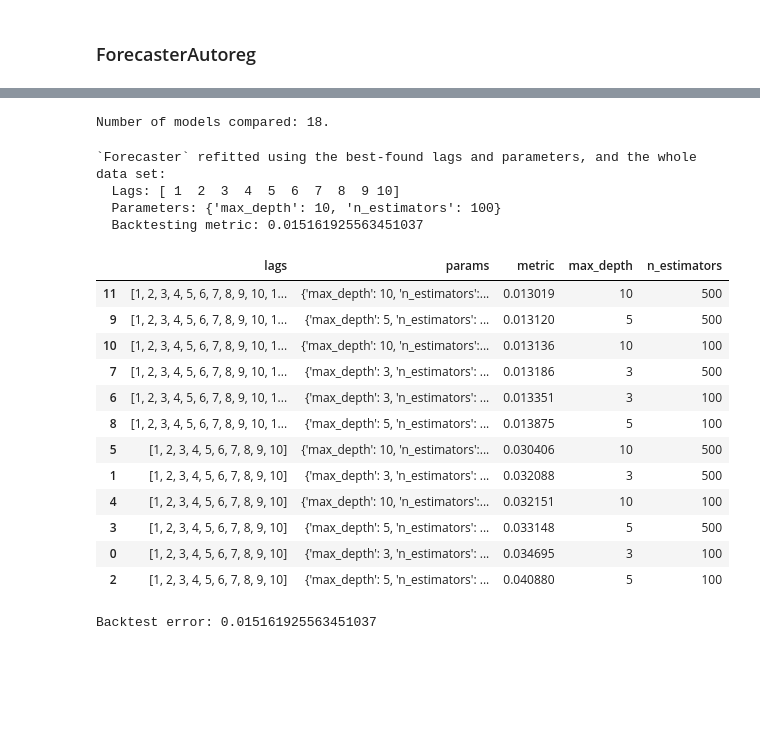
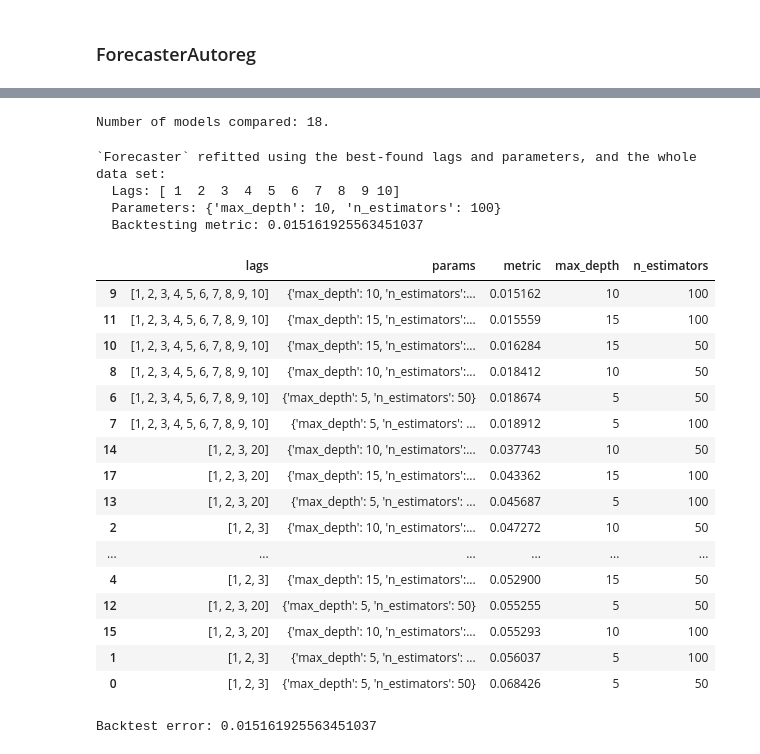
Before and after one commit to JoaquinAmatRodrigo/skforecast, a Jupyter notebook: dev/develop/skforecast_ForecasterAutoregMultiSeries_hyperparameters.ipynb, the cells around one changed output, grey strips where cells are left out. Cells and saved outputs as stored; diff of their text form; code cells hidden in the pictures; blank space fills up the shorter version.

```diff
--- a/dev/develop/skforecast_ForecasterAutoregMultiSeries_hyperparameters.ipynb
+++ b/dev/develop/skforecast_ForecasterAutoregMultiSeries_hyperparameters.ipynb
@@ -907,46 +917,50 @@ forecaster = ForecasterAutoreg(
              )
 
 # Lags used as predictors
 lags_grid = [3, 10, [1, 2, 3, 20]]
 
 # Regressor hyperparameters
 param_grid = {'n_estimators': [50, 100],
               'max_depth': [5, 10, 15]}
 
 results_grid = grid_search_forecaster(
                         forecaster  = forecaster,
                         y           = data,
                         param_grid  = param_grid,
                         lags_grid   = lags_grid,
                         steps       = 10,
                         refit       = True,
                         metric      = 'mean_squared_error',
                         initial_train_size = len(data.loc[:end_train]),
                         fixed_train_size   = False,
                         return_best = True,
                         verbose     = False
                )
 
-resultados_grid
+results_grid
 # %% [output]
 Number of models compared: 18.
 `Forecaster` refitted using the best-found lags and parameters, and the whole data set:
   Lags: [ 1  2  3  4  5  6  7  8  9 10]
   Parameters: {'max_depth': 10, 'n_estimators': 100}
   Backtesting metric: 0.015161925563451037
 |  | lags | params | metric | max_depth | n_estimators |
-| 11 | [1, 2, 3, 4, 5, 6, 7, 8, 9, 10, 1... | {'max_depth': 10, 'n_estimators':... | 0.013019 | 10 | 500 |
-| 9 | [1, 2, 3, 4, 5, 6, 7, 8, 9, 10, 1... | {'max_depth': 5, 'n_estimators': ... | 0.013120 | 5 | 500 |
-| 10 | [1, 2, 3, 4, 5, 6, 7, 8, 9, 10, 1... | {'max_depth': 10, 'n_estimators':... | 0.013136 | 10 | 100 |
-| 7 | [1, 2, 3, 4, 5, 6, 7, 8, 9, 10, 1... | {'max_depth': 3, 'n_estimators': ... | 0.013186 | 3 | 500 |
-| 6 | [1, 2, 3, 4, 5, 6, 7, 8, 9, 10, 1... | {'max_depth': 3, 'n_estimators': ... | 0.013351 | 3 | 100 |
-| 8 | [1, 2, 3, 4, 5, 6, 7, 8, 9, 10, 1... | {'max_depth': 5, 'n_estimators': ... | 0.013875 | 5 | 100 |
-| 5 | [1, 2, 3, 4, 5, 6, 7, 8, 9, 10] | {'max_depth': 10, 'n_estimators':... | 0.030406 | 10 | 500 |
-| 1 | [1, 2, 3, 4, 5, 6, 7, 8, 9, 10] | {'max_depth': 3, 'n_estimators': ... | 0.032088 | 3 | 500 |
-| 4 | [1, 2, 3, 4, 5, 6, 7, 8, 9, 10] | {'max_depth': 10, 'n_estimators':... | 0.032151 | 10 | 100 |
-| 3 | [1, 2, 3, 4, 5, 6, 7, 8, 9, 10] | {'max_depth': 5, 'n_estimators': ... | 0.033148 | 5 | 500 |
-| 0 | [1, 2, 3, 4, 5, 6, 7, 8, 9, 10] | {'max_depth': 3, 'n_estimators': ... | 0.034695 | 3 | 100 |
-| 2 | [1, 2, 3, 4, 5, 6, 7, 8, 9, 10] | {'max_depth': 5, 'n_estimators': ... | 0.040880 | 5 | 100 |
+| 9 | [1, 2, 3, 4, 5, 6, 7, 8, 9, 10] | {'max_depth': 10, 'n_estimators':... | 0.015162 | 10 | 100 |
+| 11 | [1, 2, 3, 4, 5, 6, 7, 8, 9, 10] | {'max_depth': 15, 'n_estimators':... | 0.015559 | 15 | 100 |
+| 10 | [1, 2, 3, 4, 5, 6, 7, 8, 9, 10] | {'max_depth': 15, 'n_estimators':... | 0.016284 | 15 | 50 |
+| 8 | [1, 2, 3, 4, 5, 6, 7, 8, 9, 10] | {'max_depth': 10, 'n_estimators':... | 0.018412 | 10 | 50 |
+| 6 | [1, 2, 3, 4, 5, 6, 7, 8, 9, 10] | {'max_depth': 5, 'n_estimators': 50} | 0.018674 | 5 | 50 |
+| 7 | [1, 2, 3, 4, 5, 6, 7, 8, 9, 10] | {'max_depth': 5, 'n_estimators': ... | 0.018912 | 5 | 100 |
+| 14 | [1, 2, 3, 20] | {'max_depth': 10, 'n_estimators':... | 0.037743 | 10 | 50 |
+| 17 | [1, 2, 3, 20] | {'max_depth': 15, 'n_estimators':... | 0.043362 | 15 | 100 |
+| 13 | [1, 2, 3, 20] | {'max_depth': 5, 'n_estimators': ... | 0.045687 | 5 | 100 |
+| 2 | [1, 2, 3] | {'max_depth': 10, 'n_estimators':... | 0.047272 | 10 | 50 |
+| ... | ... | ... | ... | ... | ... |
+| 4 | [1, 2, 3] | {'max_depth': 15, 'n_estimators':... | 0.052900 | 15 | 50 |
+| 12 | [1, 2, 3, 20] | {'max_depth': 5, 'n_estimators': 50} | 0.055255 | 5 | 50 |
+| 15 | [1, 2, 3, 20] | {'max_depth': 10, 'n_estimators':... | 0.055293 | 10 | 100 |
+| 1 | [1, 2, 3] | {'max_depth': 5, 'n_estimators': ... | 0.056037 | 5 | 100 |
+| 0 | [1, 2, 3] | {'max_depth': 5, 'n_estimators': 50} | 0.068426 | 5 | 50 |
 # %%
 # Backtesting
 # ==============================================================================
```
Also changed, not shown: parts of 80 cells of this notebook, 7 other files.
